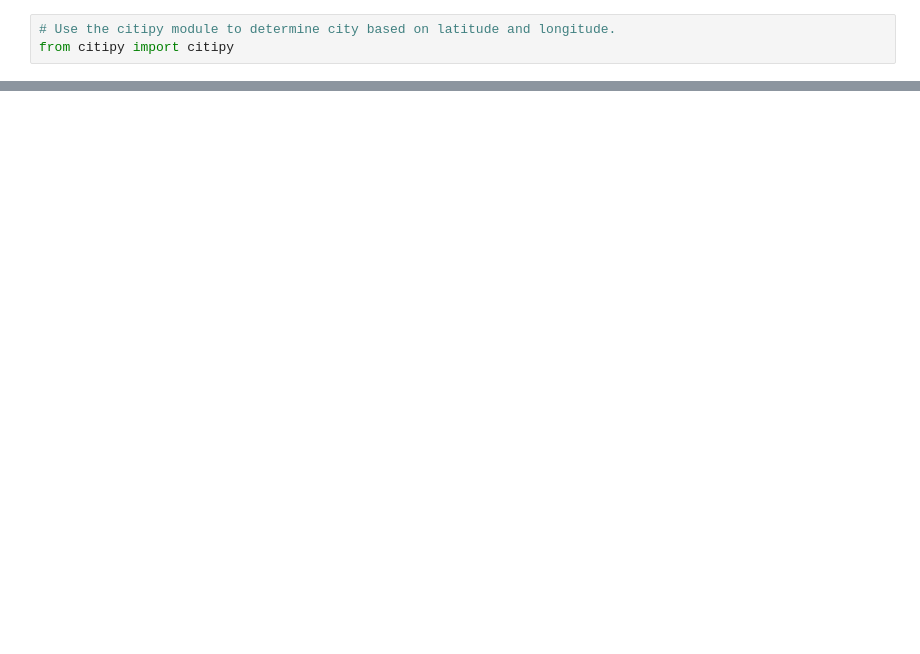
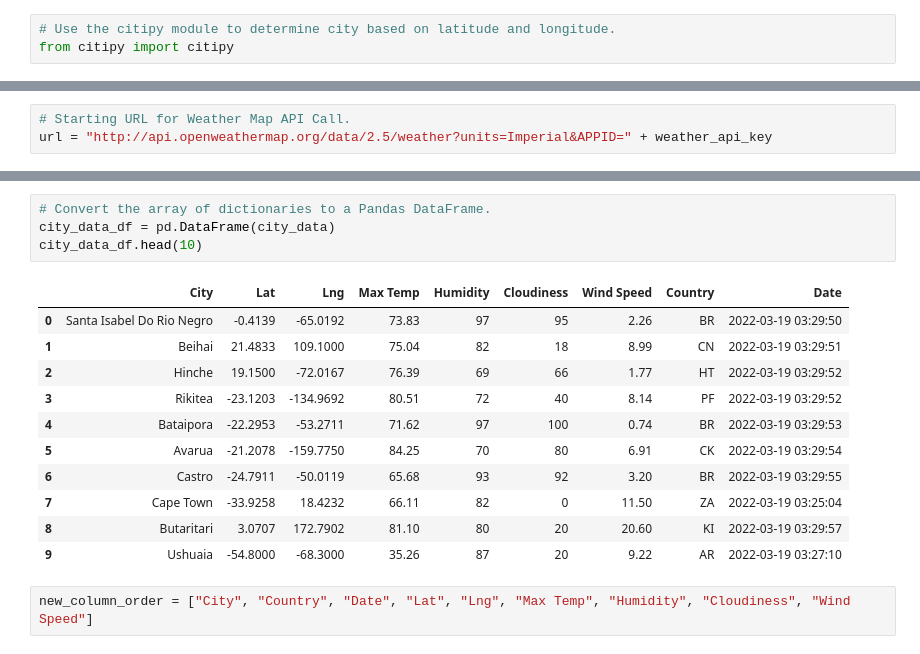
Before and after one commit to nucrew67/World_Weather_Analysis, a Jupyter notebook: WeatherPy.ipynb, the cells around one changed output, grey strips where cells are left out. Cells and saved outputs as stored; diff of their text form; blank space fills up the shorter version.

```diff
--- a/WeatherPy.ipynb
+++ b/WeatherPy.ipynb
@@ -69,0 +79,3 @@ len(cities)
+# %%
+# Starting URL for Weather Map API Call.
+url = "http://api.openweathermap.org/data/2.5/weather?units=Imperial&APPID=" + weather_api_key
@@ -69,0 +160,18 @@ len(cities)
+# %%
+# Convert the array of dictionaries to a Pandas DataFrame.
+city_data_df = pd.DataFrame(city_data)
+city_data_df.head(10)
+# %% [output]
+|  | City | Lat | Lng | Max Temp | Humidity | Cloudiness | Wind Speed | Country | Date |
+| 0 | Santa Isabel Do Rio Negro | -0.4139 | -65.0192 | 73.83 | 97 | 95 | 2.26 | BR | 2022-03-19 03:29:50 |
+| 1 | Beihai | 21.4833 | 109.1000 | 75.04 | 82 | 18 | 8.99 | CN | 2022-03-19 03:29:51 |
+| 2 | Hinche | 19.1500 | -72.0167 | 76.39 | 69 | 66 | 1.77 | HT | 2022-03-19 03:29:52 |
+| 3 | Rikitea | -23.1203 | -134.9692 | 80.51 | 72 | 40 | 8.14 | PF | 2022-03-19 03:29:52 |
+| 4 | Bataipora | -22.2953 | -53.2711 | 71.62 | 97 | 100 | 0.74 | BR | 2022-03-19 03:29:53 |
+| 5 | Avarua | -21.2078 | -159.7750 | 84.25 | 70 | 80 | 6.91 | CK | 2022-03-19 03:29:54 |
+| 6 | Castro | -24.7911 | -50.0119 | 65.68 | 93 | 92 | 3.20 | BR | 2022-03-19 03:29:55 |
+| 7 | Cape Town | -33.9258 | 18.4232 | 66.11 | 82 | 0 | 11.50 | ZA | 2022-03-19 03:25:04 |
+| 8 | Butaritari | 3.0707 | 172.7902 | 81.10 | 80 | 20 | 20.60 | KI | 2022-03-19 03:29:57 |
+| 9 | Ushuaia | -54.8000 | -68.3000 | 35.26 | 87 | 20 | 9.22 | AR | 2022-03-19 03:27:10 |
+# %%
+new_column_order = ["City", "Country", "Date", "Lat", "Lng", "Max Temp", "Humidity", "Cloudiness", "Wind Speed"]
```
Also changed, not shown: parts of 8 cells of this notebook, 2 other files.
